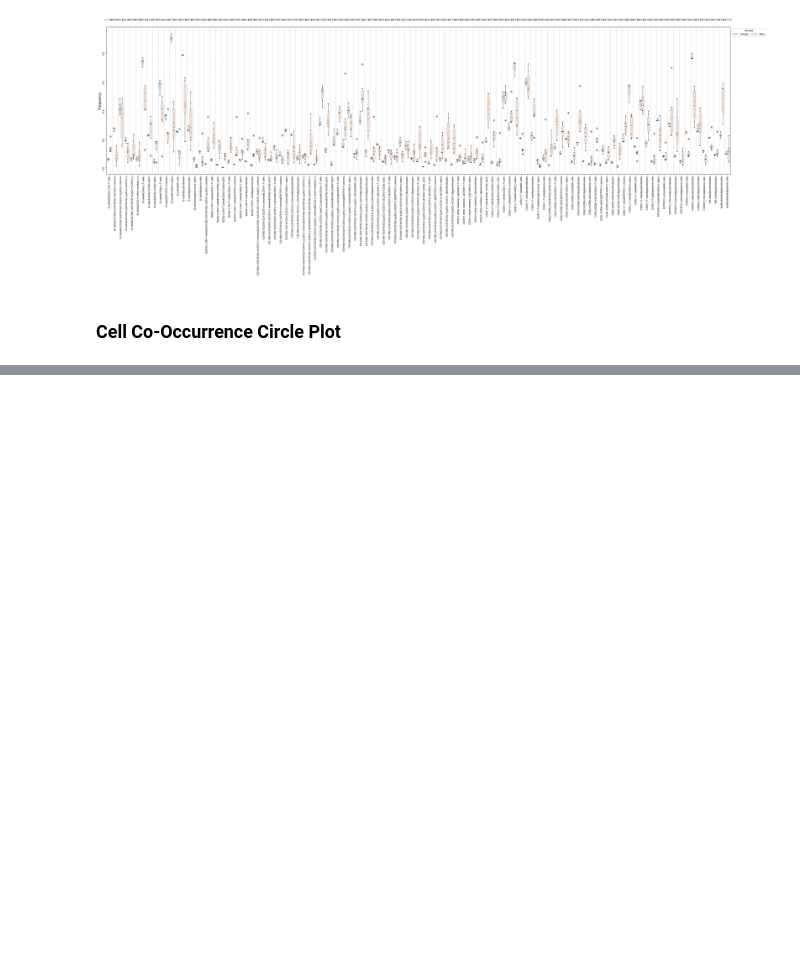
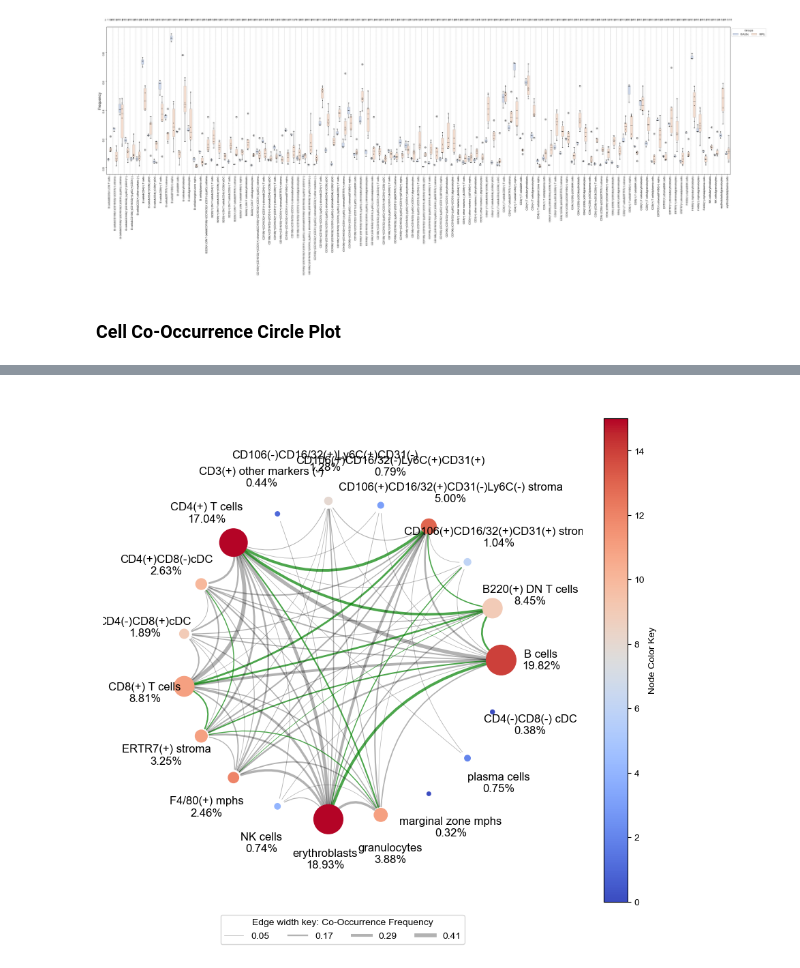
Before and after one commit to Feanor007/MESA, a Jupyter notebook: docs/notebooks/tutorials/MESA_Tutorials.ipynb, the cells around one changed output, grey strips where cells are left out. Drawn from its saved outputs; the diff is of its cells as text; code cells hidden in the pictures; blank space fills up the shorter version.

Commit message:
added circle plot

```diff
--- a/docs/notebooks/tutorials/MESA_Tutorials.ipynb
+++ b/docs/notebooks/tutorials/MESA_Tutorials.ipynb
@@ -791,3 +791,10 @@ erythroblasts&plasma cells in hot spots has p value = 0.719
 [figure]
 # %% [markdown]
 ### Cell Co-Occurrence Circle Plot
+# %%
+circoplot_df1 = global_co_occurrence_df.sort_index(axis=1, level=[0,1]).drop(columns=['Mouse'])
+circoplot_df1 = circoplot_df1[[col for col in circoplot_df1.columns if 'noid' not in col]]
+# Group by 'Condition' and calculate the mean of the other columns
+circoplot_df1 = circoplot_df1.groupby('Condition').mean().reset_index()
+circoplot_df1 = circoplot_df1.set_index('Condition')
+circoplot_df1
@@ -793,0 +823,6 @@ erythroblasts&plasma cells in hot spots has p value = 0.719
+# %%
+circoplot_df2 = global_cellfreq_df.drop(columns=['noid'])
+# Group by 'Condition' and calculate the mean of the other columns
+circoplot_df2 = circoplot_df2.groupby('Condition').mean().reset_index()
+circoplot_df2 = circoplot_df2.set_index('Condition')
+circoplot_df2
@@ -793,0 +835,13 @@ erythroblasts&plasma cells in hot spots has p value = 0.719
+# %%
+patient_group = 'MRL'
+eco.create_circos_plot(circoplot_df1.loc[[patient_group]],
+                       cell_type_colors_hex=None,
+                       cell_abundance=circoplot_df2.loc[[patient_group]],
+                       threshold=0.05,
+                       edge_weights_scaler=10,
+                       highlighted_edges=highlighted_comb,
+                       node_weights_scaler=5000,
+                       figure_size=(8,8),
+                       save_path=None)
+# %% [output]
+[figure, added]
```
Also changed, not shown: parts of 5 cells of this notebook, 1 other file.
